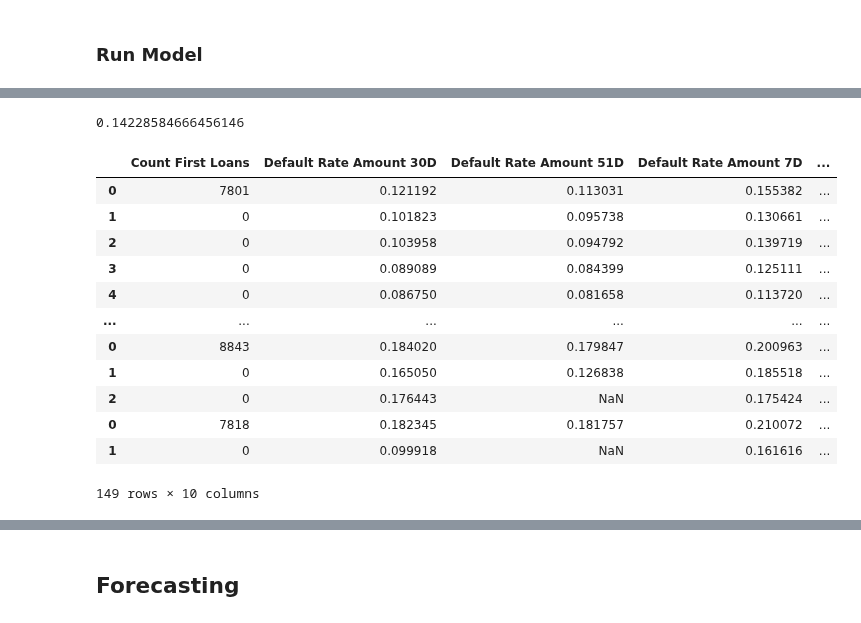
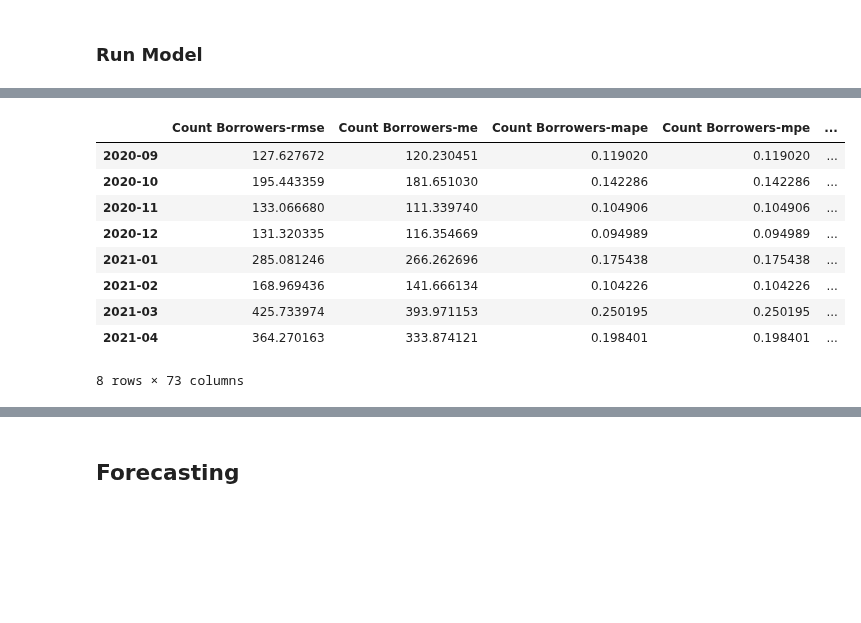
Before and after one commit to kliao-tala/pyltv, a Jupyter notebook: pLTV Python Model Build.ipynb, the cells around one changed output, grey strips where cells are left out. Cells and saved outputs as stored; diff of their text form; code cells hidden in the pictures; blank space fills up the shorter version.

Commit message:
Added backtesting features & report

```diff
--- a/pLTV Python Model Build.ipynb
+++ b/pLTV Python Model Build.ipynb
@@ -512,6 +575,4 @@ m.generate_features()
 m.forecast = m.forecast_features(m.data)
 
 # backtest
-m.backtest = m.backtest(m.data, months=6)
-
-m.data.head()
+m.backtest, m.backtest_report = m.backtest(m.data, months=6)
@@ -526,2 +578,0 @@ m.data.head()
-# %%
-m.data[cols].set_index('First Loan Local Disbursement Month', append=True)
@@ -626,4 +578,0 @@ actual = act.loc[idx_start: idx_stop,'Count Borrowers']
-# %%
-test(actual=actual, forecast=fcast)
-# %% [output]
-0.14228584666456146
@@ -636,18 +579,15 @@ cols = ['Count Borrowers', 'borrower_retention', 'borrower_survival', 'loan_size
-# %%
-m.data[m.data.columns.difference(cols)]
-# %% [output]
-|  | Count First Loans | Default Rate Amount 30D | Default Rate Amount 51D | Default Rate Amount 7D | ... |
-| 0 | 7801 | 0.121192 | 0.113031 | 0.155382 | ... |
-| 1 | 0 | 0.101823 | 0.095738 | 0.130661 | ... |
-| 2 | 0 | 0.103958 | 0.094792 | 0.139719 | ... |
-| 3 | 0 | 0.089089 | 0.084399 | 0.125111 | ... |
-| 4 | 0 | 0.086750 | 0.081658 | 0.113720 | ... |
-| ... | ... | ... | ... | ... | ... |
-| 0 | 8843 | 0.184020 | 0.179847 | 0.200963 | ... |
-| 1 | 0 | 0.165050 | 0.126838 | 0.185518 | ... |
-| 2 | 0 | 0.176443 | NaN | 0.175424 | ... |
-| 0 | 7818 | 0.182345 | 0.181757 | 0.210072 | ... |
-| 1 | 0 | 0.099918 | NaN | 0.161616 | ... |
-149 rows × 10 columns
+# %%
+m.backtest_report
+# %% [output]
+|  | Count Borrowers-rmse | Count Borrowers-me | Count Borrowers-mape | Count Borrowers-mpe | ... |
+| 2020-09 | 127.627672 | 120.230451 | 0.119020 | 0.119020 | ... |
+| 2020-10 | 195.443359 | 181.651030 | 0.142286 | 0.142286 | ... |
+| 2020-11 | 133.066680 | 111.339740 | 0.104906 | 0.104906 | ... |
+| 2020-12 | 131.320335 | 116.354669 | 0.094989 | 0.094989 | ... |
+| 2021-01 | 285.081246 | 266.262696 | 0.175438 | 0.175438 | ... |
+| 2021-02 | 168.969436 | 141.666134 | 0.104226 | 0.104226 | ... |
+| 2021-03 | 425.733974 | 393.971153 | 0.250195 | 0.250195 | ... |
+| 2021-04 | 364.270163 | 333.874121 | 0.198401 | 0.198401 | ... |
+8 rows × 73 columns
 # %%
 # visualize cohorts for a given feature
```
Also changed, not shown: parts of 23 cells of this notebook.
